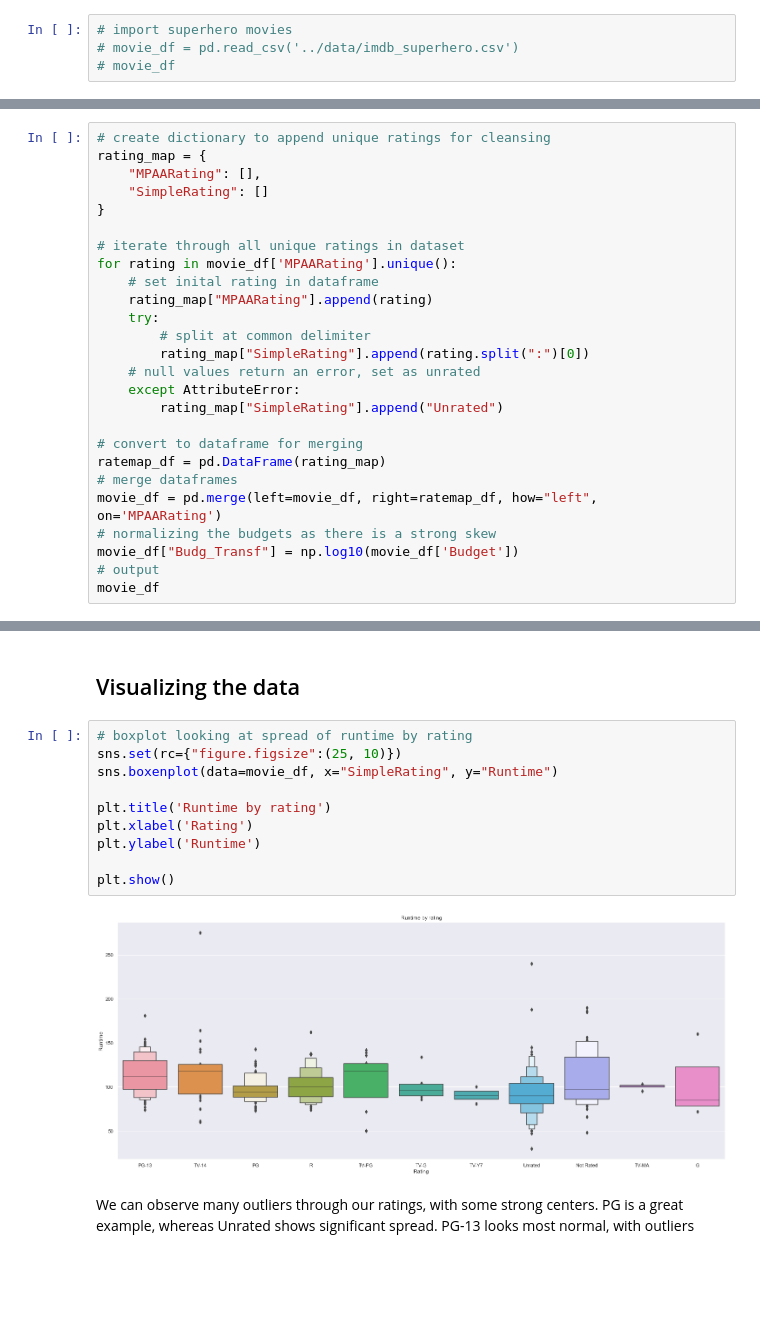
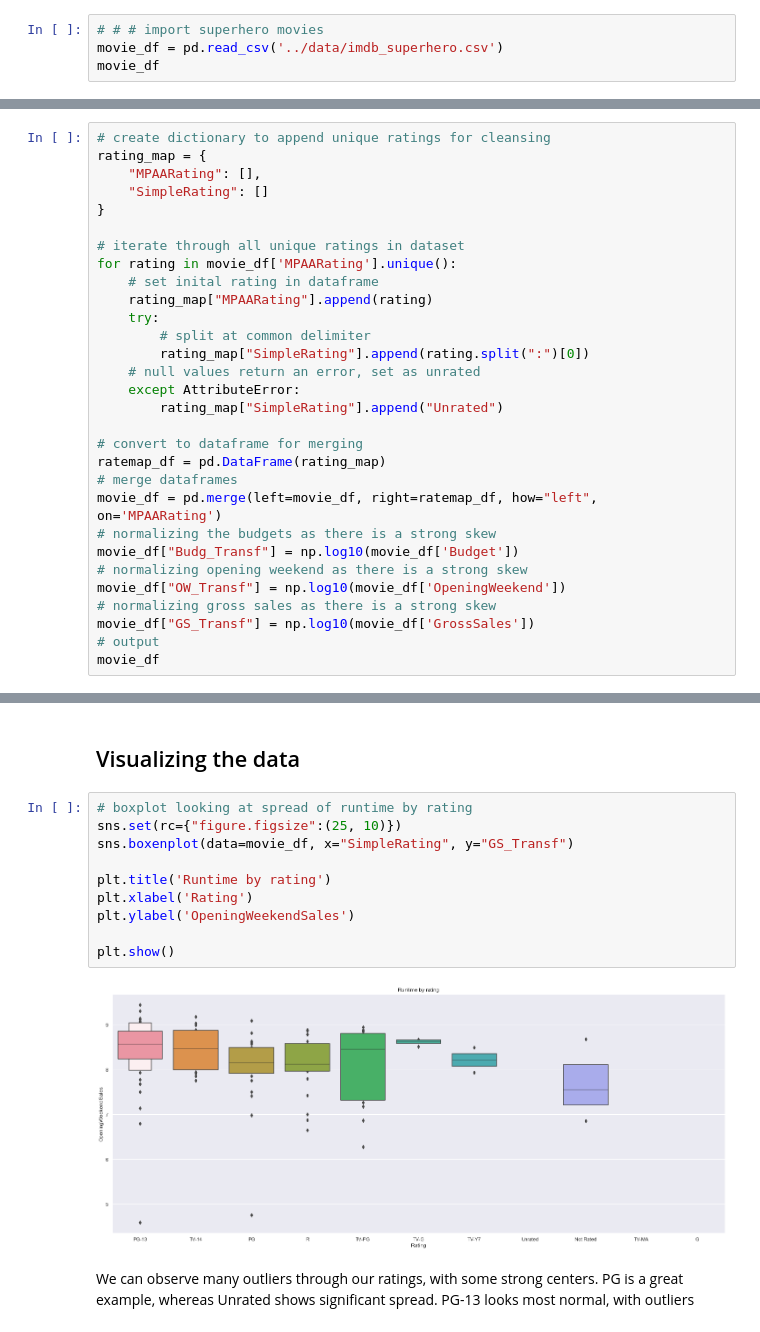
Before and after one commit to mattgraham93/DA320, a Jupyter notebook: assignments/MattGraham_MovieAnalysis.ipynb, the cells around one changed output, grey strips where cells are left out. Cells and saved outputs as stored; diff of their text form; blank space fills up the shorter version.

Commit message:
movie analysis work/push

```diff
--- a/assignments/MattGraham_MovieAnalysis.ipynb
+++ b/assignments/MattGraham_MovieAnalysis.ipynb
@@ -59,6 +43,6 @@ movie_df.head()
 | 4 | 627fc3f1a499847d5c32ba38 | 1477834 | Aquaman | 143.0 | 7.0 | 300580.0 | PG-13 | 2018 | 11 | ... |
 5 rows × 39 columns
 # %%
-# import superhero movies
-# movie_df = pd.read_csv('../data/imdb_superhero.csv')
-# movie_df
+# # # import superhero movies
+movie_df = pd.read_csv('../data/imdb_superhero.csv')
+movie_df
@@ -88,6 +97,10 @@ ratemap_df = pd.DataFrame(rating_map)
 movie_df = pd.merge(left=movie_df, right=ratemap_df, how="left", on='MPAARating')
 # normalizing the budgets as there is a strong skew
 movie_df["Budg_Transf"] = np.log10(movie_df['Budget'])
+# normalizing opening weekend as there is a strong skew
+movie_df["OW_Transf"] = np.log10(movie_df['OpeningWeekend'])
+# normalizing gross sales as there is a strong skew
+movie_df["GS_Transf"] = np.log10(movie_df['GrossSales'])
 # output
 movie_df
 # %% [output]
@@ -142,15 +156,15 @@ Index(['_id', 'ID', 'Title', 'Runtime', 'Rating', 'Votes', 'MPAARating',
 # %%
 # boxplot looking at spread of runtime by rating
 sns.set(rc={"figure.figsize":(25, 10)})
-sns.boxenplot(data=movie_df, x="SimpleRating", y="Runtime")
+sns.boxenplot(data=movie_df, x="SimpleRating", y="GS_Transf")
 
 plt.title('Runtime by rating')
 plt.xlabel('Rating')
-plt.ylabel('Runtime')
+plt.ylabel('OpeningWeekendSales')
 
 plt.show()
 # %% [output]
-[figure, old version]
+[figure, new version]
 # %% [markdown]
 We can observe many outliers through our ratings, with some strong centers. PG is a great example, whereas Unrated shows significant spread. PG-13 looks most normal, with outliers
 # %%
```
Also changed, not shown: parts of 8 cells of this notebook.
